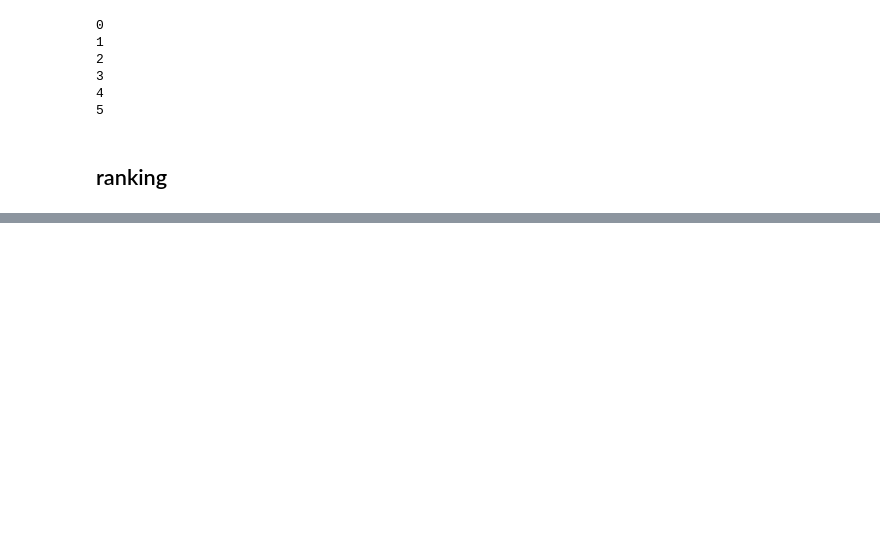
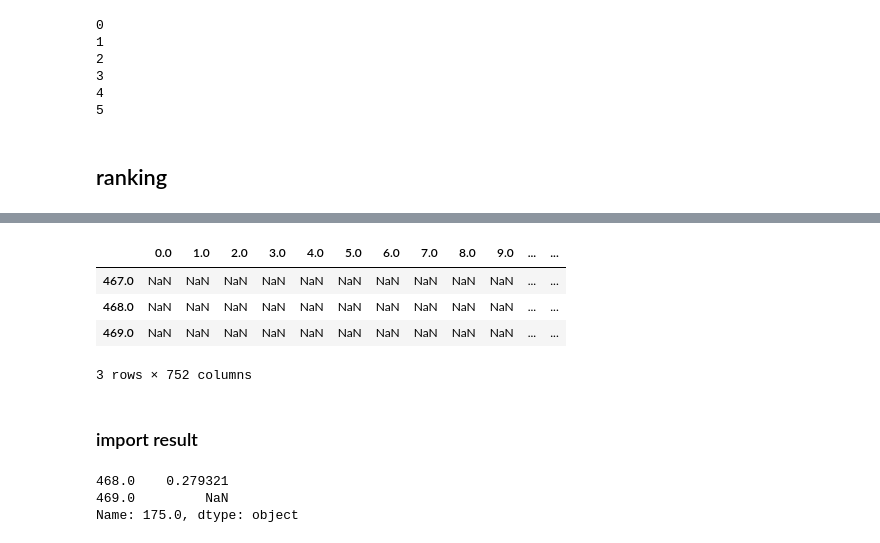
Before and after one commit to lawofearth/ThaiStylometry, a Jupyter notebook: Raheem_code_modify/result_compilation.ipynb, the cells around one changed output, grey strips where cells are left out. Drawn from its saved outputs; the diff is of its cells as text; code cells hidden in the pictures; blank space fills up the shorter version.

```diff
--- a/Raheem_code_modify/result_compilation.ipynb
+++ b/Raheem_code_modify/result_compilation.ipynb
@@ -240,0 +302,10 @@ openset_data.to_excel("Openset_data.xlsx")
+# %%
+# import raheem
+my_data = pd.read_csv('./raheem.csv', header = None)
+
+author_set = set(my_data.loc[:,3])
+fragment = set(my_data.loc[:,0])
+
+frag_author_percentage = df(index = fragment, columns = author_set)
+frag_author_percentage['author'] = 0
+frag_author_percentage['book'] = 0
@@ -240,0 +314,14 @@ openset_data.to_excel("Openset_data.xlsx")
+# %%
+for fragment_i in fragment:
+    frag_author_percentage.loc[fragment_i, 'book'] = my_data[my_data.loc[:,0] == fragment_i].iloc[0,1]
+    frag_author_percentage.loc[fragment_i, 'author'] = my_data[my_data.loc[:,0] == fragment_i].iloc[0,2]
+# %%
+frag_author_percentage.loc[467:469,:]
+# %% [output]
+|  | 0.0 | 1.0 | 2.0 | 3.0 | 4.0 | 5.0 | 6.0 | 7.0 | 8.0 | 9.0 | ... | ... |
+| 467.0 | NaN | NaN | NaN | NaN | NaN | NaN | NaN | NaN | NaN | NaN | ... | ... |
+| 468.0 | NaN | NaN | NaN | NaN | NaN | NaN | NaN | NaN | NaN | NaN | ... | ... |
+| 469.0 | NaN | NaN | NaN | NaN | NaN | NaN | NaN | NaN | NaN | NaN | ... | ... |
+3 rows × 752 columns
+# %% [markdown]
+### import result
@@ -240,0 +355,6 @@ openset_data.to_excel("Openset_data.xlsx")
+# %%
+frag_author_percentage.loc[468:469,175.0]
+# %% [output]
+468.0    0.279321
+469.0         NaN
+Name: 175.0, dtype: object
```
Also changed, not shown: parts of 15 cells of this notebook, 9 other files.
